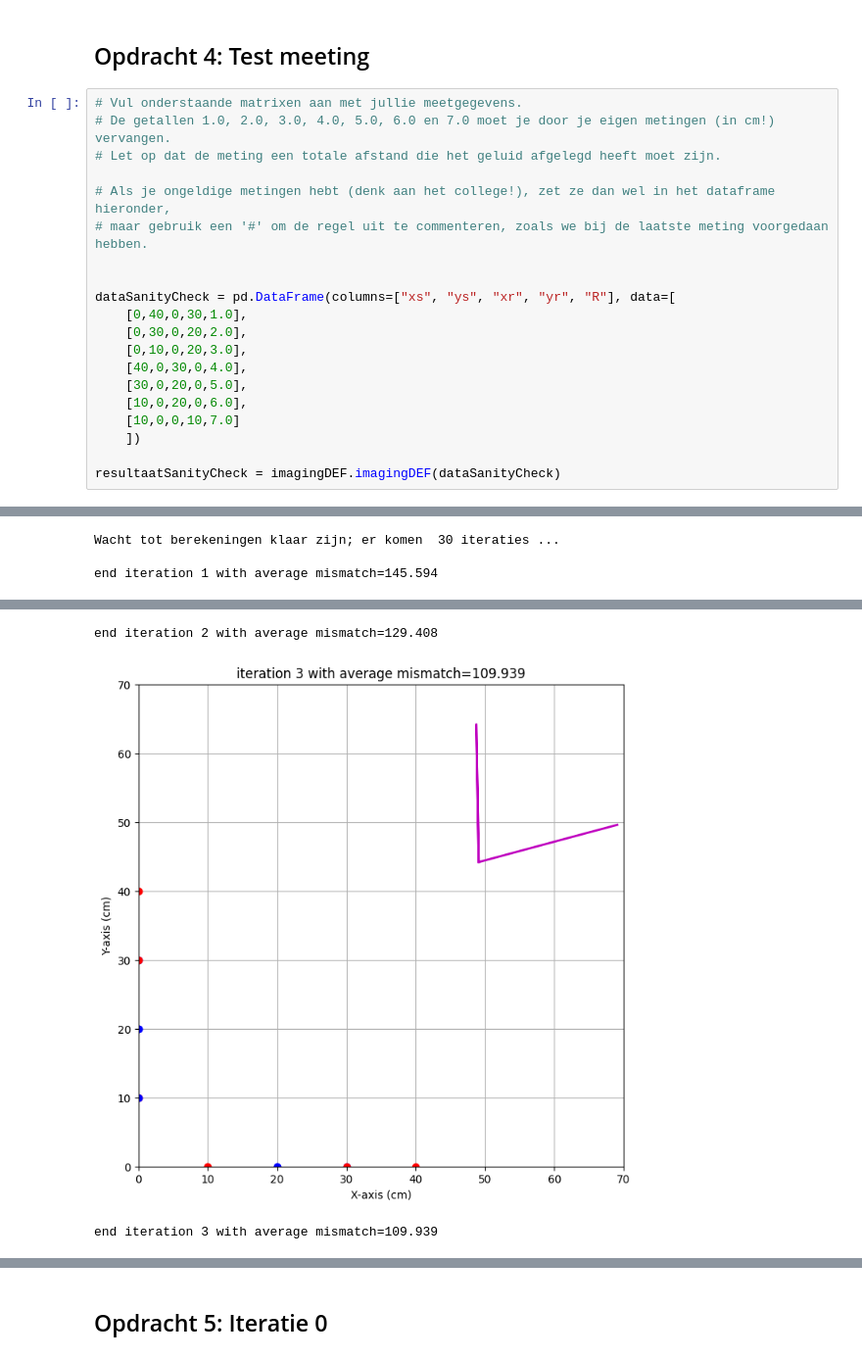
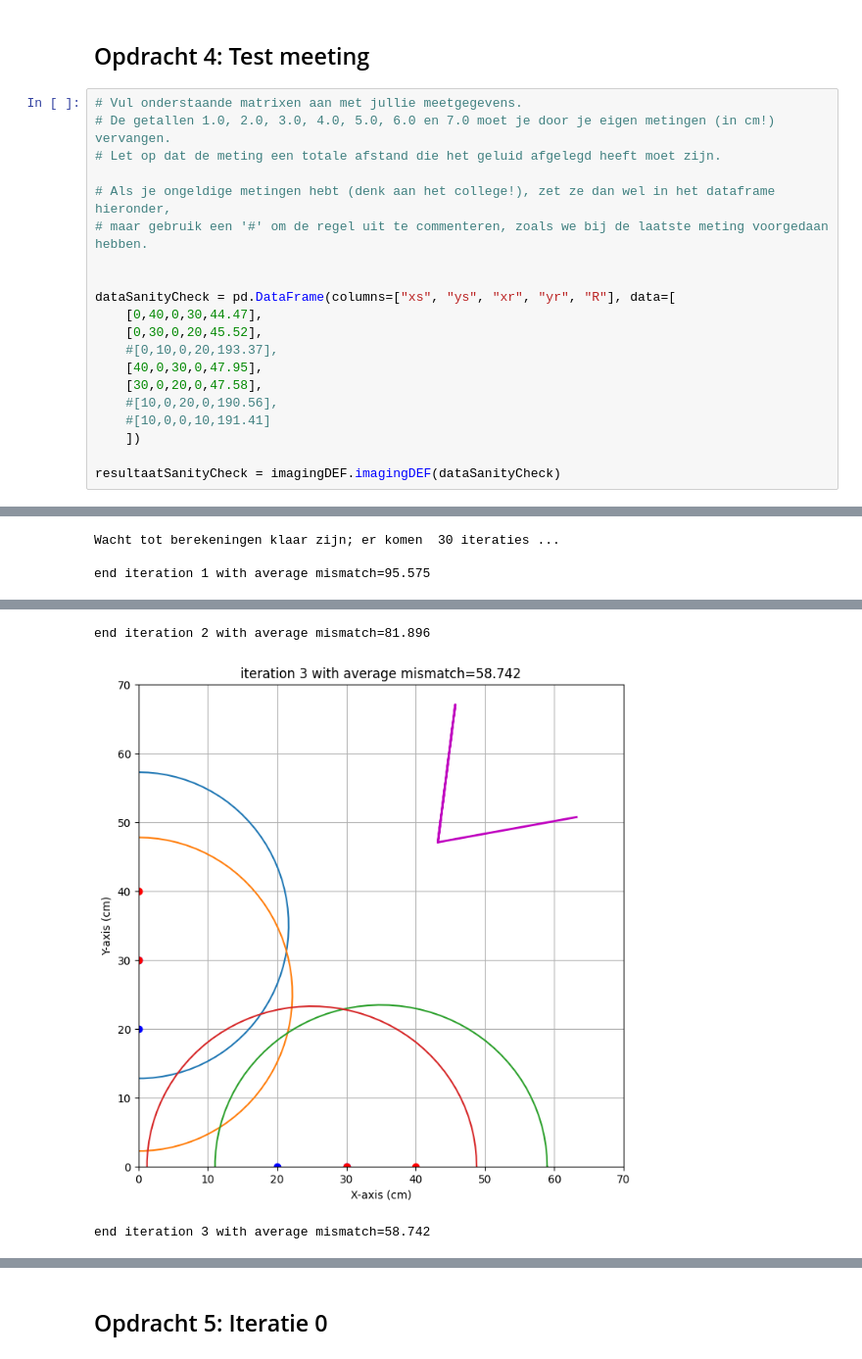
Before and after one commit to HugoRuttenTU/opdrachten-DEF-D, a Jupyter notebook: FysiekeOntwerpopdrachten/4OntwerpEenAlgoritmeEchoAkoestisch/DEFOntwerpopdracht4AlgoritmeInvulTemplate.ipynb, the cells around one changed output, grey strips where cells are left out. Shown at 98% size. Cells and saved outputs as stored; diff of their text form.

```diff
--- a/FysiekeOntwerpopdrachten/4OntwerpEenAlgoritmeEchoAkoestisch/DEFOntwerpopdracht4AlgoritmeInvulTemplate.ipynb
+++ b/FysiekeOntwerpopdrachten/4OntwerpEenAlgoritmeEchoAkoestisch/DEFOntwerpopdracht4AlgoritmeInvulTemplate.ipynb
@@ -86,13 +86,13 @@ b =  -0.008824175824186486
 
 
 dataSanityCheck = pd.DataFrame(columns=["xs", "ys", "xr", "yr", "R"], data=[
-    [0,40,0,30,1.0],
-    [0,30,0,20,2.0],
-    [0,10,0,20,3.0],
-    [40,0,30,0,4.0],
-    [30,0,20,0,5.0],
-    [10,0,20,0,6.0],
-    [10,0,0,10,7.0]
+    [0,40,0,30,44.47],
+    [0,30,0,20,45.52],
+    #[0,10,0,20,193.37],
+    [40,0,30,0,47.95],
+    [30,0,20,0,47.58],
+    #[10,0,20,0,190.56],
+    #[10,0,0,10,191.41]
     ])
 
 resultaatSanityCheck = imagingDEF.imagingDEF(dataSanityCheck)
@@ -110,3 +107,3 @@ Running the imaging algorithm with the following data:
 Wacht tot berekeningen klaar zijn; er komen  30 iteraties ...
 
-end iteration 1 with average mismatch=145.594
+end iteration 1 with average mismatch=95.575
@@ -114,3 +111,3 @@ end iteration 1 with average mismatch=145.594
-end iteration 2 with average mismatch=129.408
+end iteration 2 with average mismatch=81.896
-[figure, old version]
+[figure, new version]
-end iteration 3 with average mismatch=109.939
+end iteration 3 with average mismatch=58.742
```
Also changed, not shown: parts of 3 cells of this notebook.
